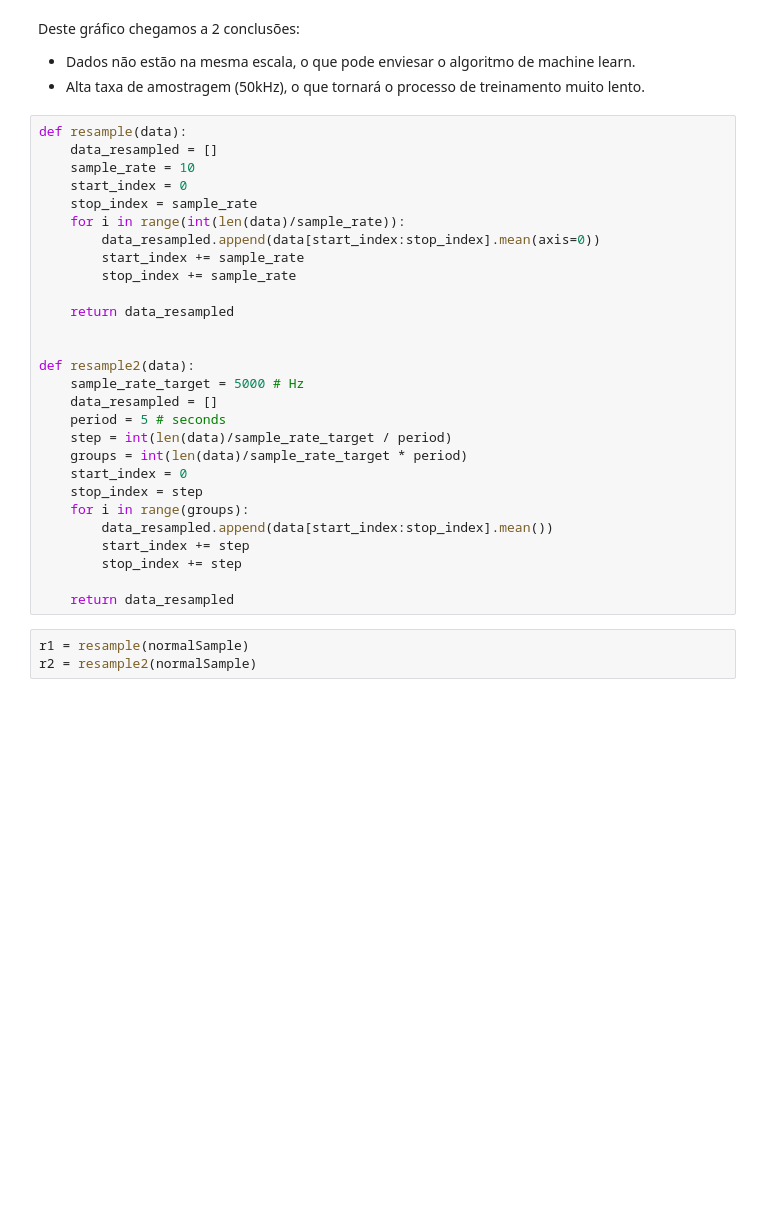
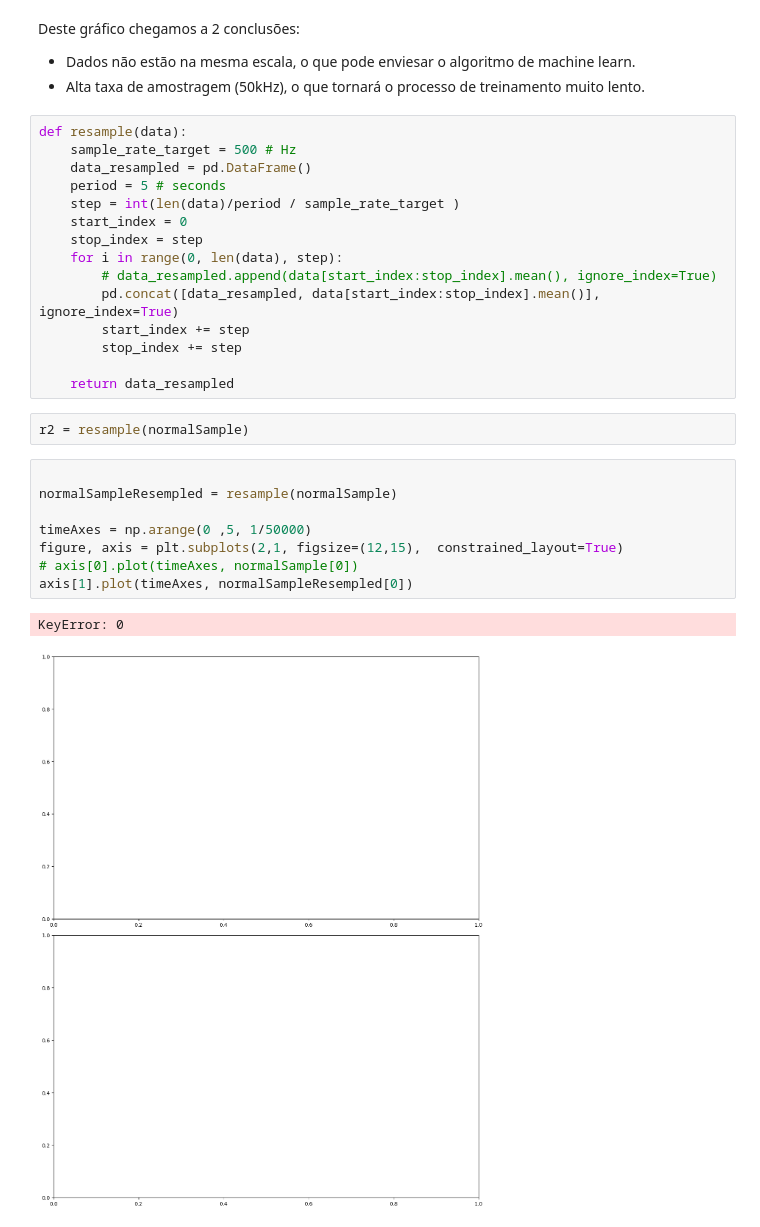
Before and after one commit to ricardo-faria/data-science-tcc, a Jupyter notebook: main.ipynb, the cells around one changed output. Cells and saved outputs as stored; diff of their text form; blank space fills up the shorter version.

```diff
--- a/main.ipynb
+++ b/main.ipynb
@@ -66,32 +119,29 @@ Deste gráfico chegamos a 2 conclusões:
 - Alta taxa de amostragem (50kHz), o que tornará o processo de treinamento muito lento.
 # %%
 def resample(data):
-    data_resampled = []
-    sample_rate = 10
-    start_index = 0
-    stop_index = sample_rate
-    for i in range(int(len(data)/sample_rate)):
-        data_resampled.append(data[start_index:stop_index].mean(axis=0))
-        start_index += sample_rate
-        stop_index += sample_rate
-
-    return data_resampled
-
-
-def resample2(data):
-    sample_rate_target = 5000 # Hz
-    data_resampled = []
+    sample_rate_target = 500 # Hz
+    data_resampled = pd.DataFrame()
     period = 5 # seconds
-    step = int(len(data)/sample_rate_target / period)
-    groups = int(len(data)/sample_rate_target * period)
+    step = int(len(data)/period / sample_rate_target )
     start_index = 0
     stop_index = step
-    for i in range(groups):
-        data_resampled.append(data[start_index:stop_index].mean())
+    for i in range(0, len(data), step):
+        # data_resampled.append(data[start_index:stop_index].mean(), ignore_index=True)
+        pd.concat([data_resampled, data[start_index:stop_index].mean()], ignore_index=True)
         start_index += step
         stop_index += step
 
     return data_resampled
-# %%
-r1 = resample(normalSample)
-r2 = resample2(normalSample)
+# %%
+r2 = resample(normalSample)
+# %%
+
+normalSampleResempled = resample(normalSample)
+
+timeAxes = np.arange(0 ,5, 1/50000)
+figure, axis = plt.subplots(2,1, figsize=(12,15),  constrained_layout=True)
+# axis[0].plot(timeAxes, normalSample[0])
+axis[1].plot(timeAxes, normalSampleResempled[0])
+# %% [output]
+KeyError: 0
+[figure, added]
```
Also changed, not shown: parts of 9 cells of this notebook.
